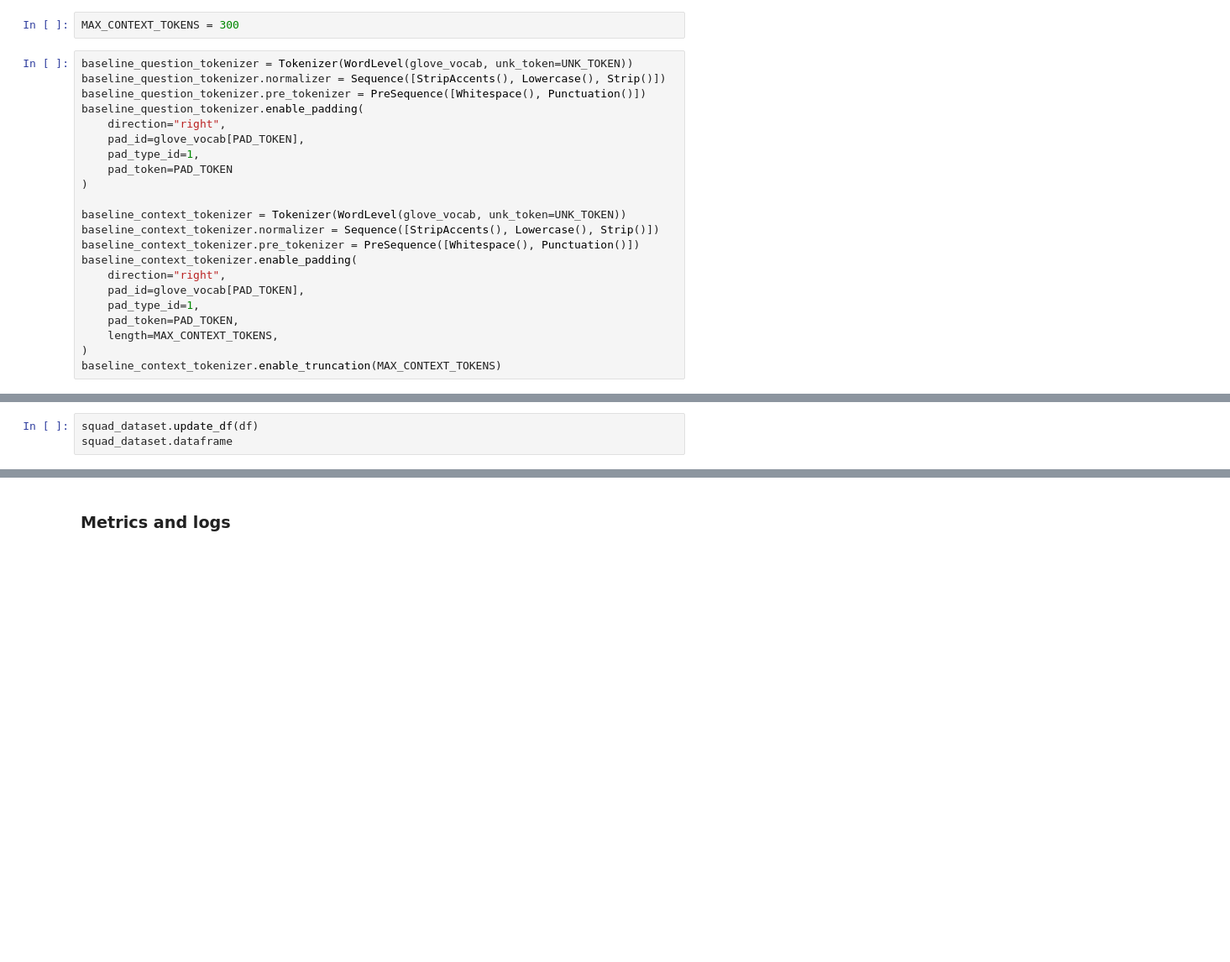
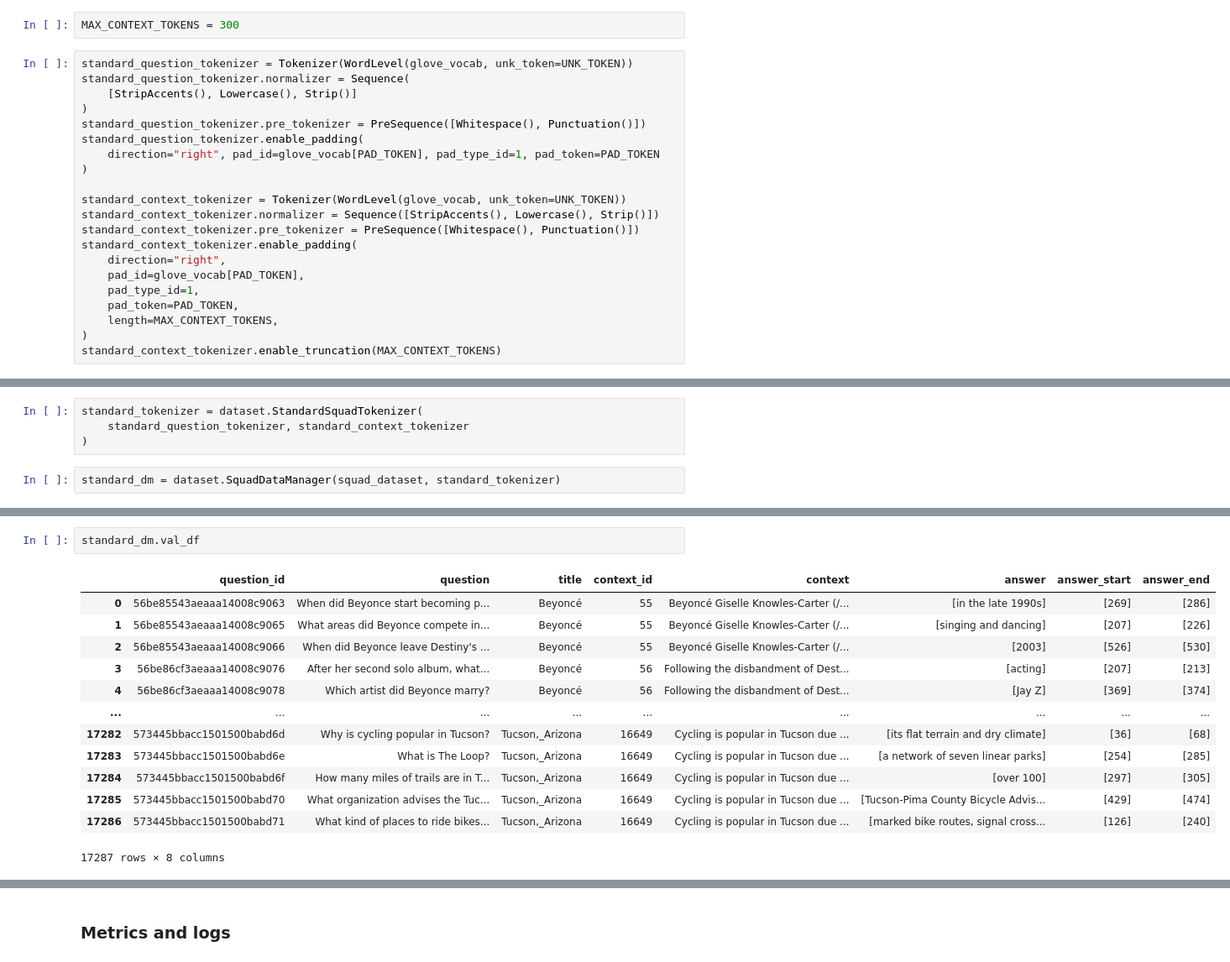
Before and after one commit to Wadaboa/squad-question-answering, a Jupyter notebook: main.ipynb, the cells around one changed output, grey strips where cells are left out. Shown at 84% size. Cells and saved outputs as stored; diff of their text form; blank space fills up the shorter version.

Commit message:
:construction: refactor dataset and tokenizer / add utils

```diff
--- a/main.ipynb
+++ b/main.ipynb
@@ -225,24 +186,23 @@ glove_embedding_layer.weight.requires_grad = False
 # %%
 MAX_CONTEXT_TOKENS = 300
 # %%
-baseline_question_tokenizer = Tokenizer(WordLevel(glove_vocab, unk_token=UNK_TOKEN))
-baseline_question_tokenizer.normalizer = Sequence([StripAccents(), Lowercase(), Strip()])
-baseline_question_tokenizer.pre_tokenizer = PreSequence([Whitespace(), Punctuation()])
-baseline_question_tokenizer.enable_padding(
-    direction="right",
-    pad_id=glove_vocab[PAD_TOKEN],
-    pad_type_id=1,
-    pad_token=PAD_TOKEN
+standard_question_tokenizer = Tokenizer(WordLevel(glove_vocab, unk_token=UNK_TOKEN))
+standard_question_tokenizer.normalizer = Sequence(
+    [StripAccents(), Lowercase(), Strip()]
+)
+standard_question_tokenizer.pre_tokenizer = PreSequence([Whitespace(), Punctuation()])
+standard_question_tokenizer.enable_padding(
+    direction="right", pad_id=glove_vocab[PAD_TOKEN], pad_type_id=1, pad_token=PAD_TOKEN
 )
 
-baseline_context_tokenizer = Tokenizer(WordLevel(glove_vocab, unk_token=UNK_TOKEN))
-baseline_context_tokenizer.normalizer = Sequence([StripAccents(), Lowercase(), Strip()])
-baseline_context_tokenizer.pre_tokenizer = PreSequence([Whitespace(), Punctuation()])
-baseline_context_tokenizer.enable_padding(
+standard_context_tokenizer = Tokenizer(WordLevel(glove_vocab, unk_token=UNK_TOKEN))
+standard_context_tokenizer.normalizer = Sequence([StripAccents(), Lowercase(), Strip()])
+standard_context_tokenizer.pre_tokenizer = PreSequence([Whitespace(), Punctuation()])
+standard_context_tokenizer.enable_padding(
     direction="right",
     pad_id=glove_vocab[PAD_TOKEN],
     pad_type_id=1,
     pad_token=PAD_TOKEN,
     length=MAX_CONTEXT_TOKENS,
 )
-baseline_context_tokenizer.enable_truncation(MAX_CONTEXT_TOKENS)
+standard_context_tokenizer.enable_truncation(MAX_CONTEXT_TOKENS)
@@ -313,3 +208,0 @@ assert len(df) == len(squad_dataset.dataframe) - len(to_remove), (
-# %%
-squad_dataset.update_df(df)
-squad_dataset.dataframe
@@ -329,0 +209,6 @@ squad_dataset.dataframe
+# %%
+standard_tokenizer = dataset.StandardSquadTokenizer(
+    standard_question_tokenizer, standard_context_tokenizer
+)
+# %%
+standard_dm = dataset.SquadDataManager(squad_dataset, standard_tokenizer)
@@ -329,0 +231,16 @@ squad_dataset.dataframe
+# %%
+standard_dm.val_df
+# %% [output]
+|  | question_id | question | title | context_id | context | answer | answer_start | answer_end |
+| 0 | 56be85543aeaaa14008c9063 | When did Beyonce start becoming p... | Beyoncé | 55 | Beyoncé Giselle Knowles-Carter (/... | [in the late 1990s] | [269] | [286] |
+| 1 | 56be85543aeaaa14008c9065 | What areas did Beyonce compete in... | Beyoncé | 55 | Beyoncé Giselle Knowles-Carter (/... | [singing and dancing] | [207] | [226] |
+| 2 | 56be85543aeaaa14008c9066 | When did Beyonce leave Destiny's ... | Beyoncé | 55 | Beyoncé Giselle Knowles-Carter (/... | [2003] | [526] | [530] |
+| 3 | 56be86cf3aeaaa14008c9076 | After her second solo album, what... | Beyoncé | 56 | Following the disbandment of Dest... | [acting] | [207] | [213] |
+| 4 | 56be86cf3aeaaa14008c9078 | Which artist did Beyonce marry? | Beyoncé | 56 | Following the disbandment of Dest... | [Jay Z] | [369] | [374] |
+| ... | ... | ... | ... | ... | ... | ... | ... | ... |
+| 17282 | 573445bbacc1501500babd6d | Why is cycling popular in Tucson? | Tucson,_Arizona | 16649 | Cycling is popular in Tucson due ... | [its flat terrain and dry climate] | [36] | [68] |
+| 17283 | 573445bbacc1501500babd6e | What is The Loop? | Tucson,_Arizona | 16649 | Cycling is popular in Tucson due ... | [a network of seven linear parks] | [254] | [285] |
+| 17284 | 573445bbacc1501500babd6f | How many miles of trails are in T... | Tucson,_Arizona | 16649 | Cycling is popular in Tucson due ... | [over 100] | [297] | [305] |
+| 17285 | 573445bbacc1501500babd70 | What organization advises the Tuc... | Tucson,_Arizona | 16649 | Cycling is popular in Tucson due ... | [Tucson-Pima County Bicycle Advis... | [429] | [474] |
+| 17286 | 573445bbacc1501500babd71 | What kind of places to ride bikes... | Tucson,_Arizona | 16649 | Cycling is popular in Tucson due ... | [marked bike routes, signal cross... | [126] | [240] |
+17287 rows × 8 columns
```
Also changed, not shown: parts of 34 cells of this notebook, 5 other files.
